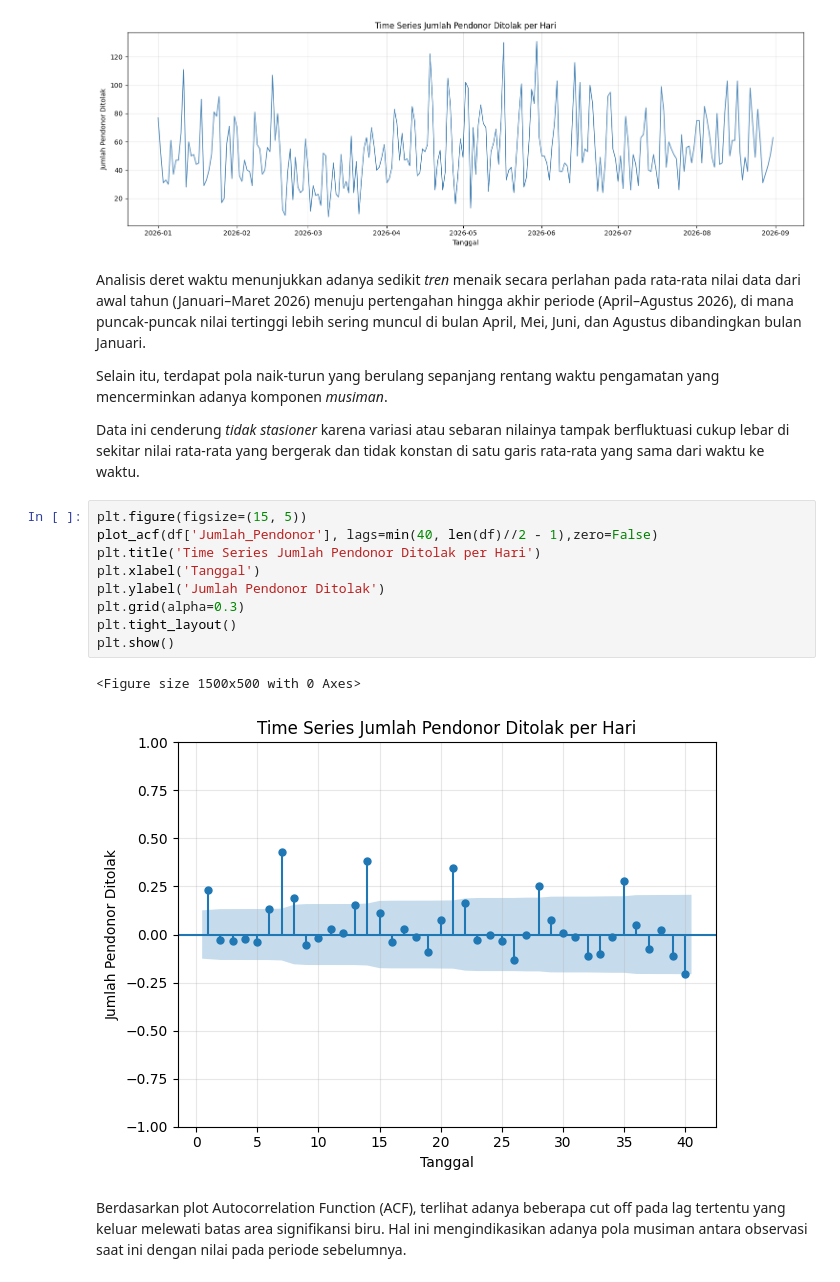
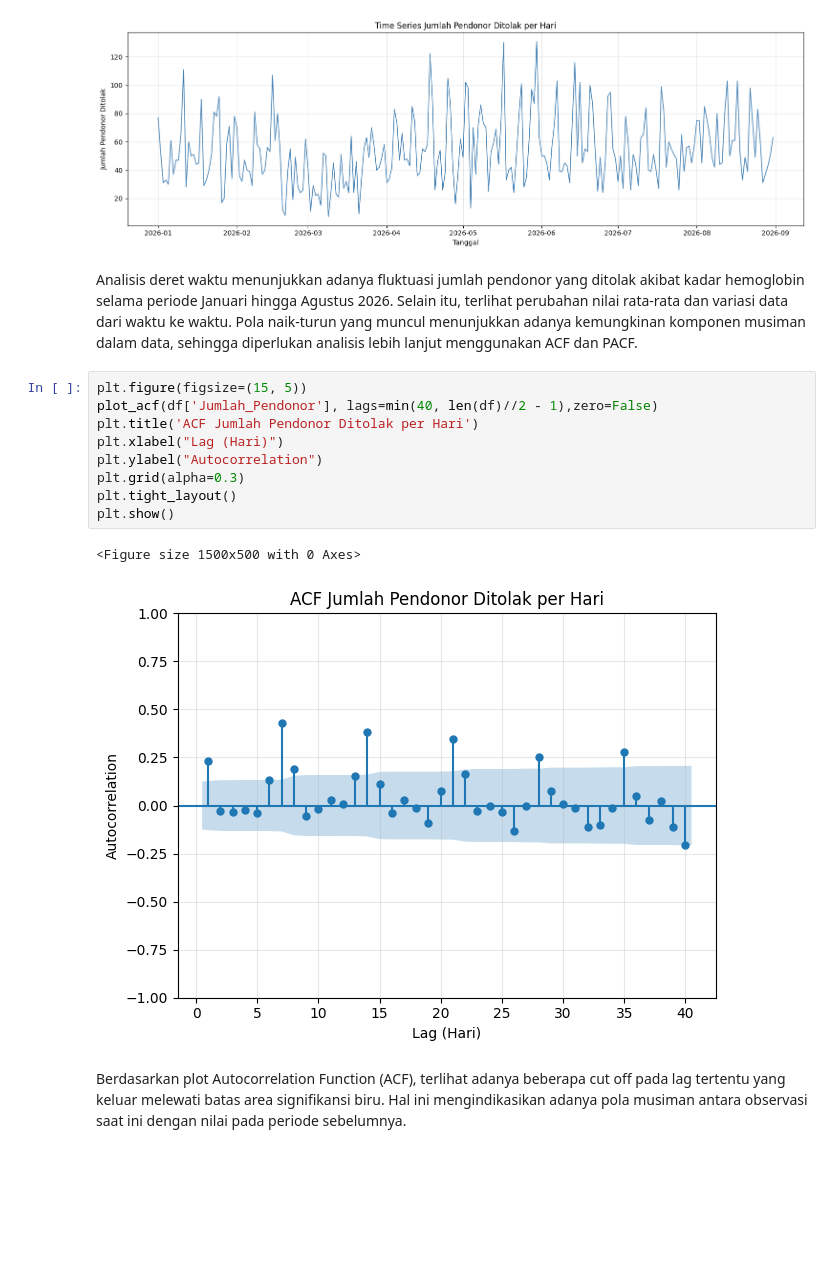
Before and after one commit to LffaZ/blood-donor-deferral-forecasting, a Jupyter notebook: 24083010033_Donor_Forecasting.ipynb, the cells around one changed output. Cells and saved outputs as stored; diff of their text form; blank space fills up the shorter version.

```diff
--- a/24083010033_Donor_Forecasting.ipynb
+++ b/24083010033_Donor_Forecasting.ipynb
@@ -52,23 +57,19 @@ plt.show()
 # %% [output]
 [figure]
 # %% [markdown]
-Analisis deret waktu menunjukkan adanya sedikit _tren_ menaik secara perlahan pada rata-rata nilai data dari awal tahun (Januari–Maret 2026) menuju pertengahan hingga akhir periode (April–Agustus 2026), di mana puncak-puncak nilai tertinggi lebih sering muncul di bulan April, Mei, Juni, dan Agustus dibandingkan bulan Januari.
-
-Selain itu, terdapat pola naik-turun yang berulang sepanjang rentang waktu pengamatan yang mencerminkan adanya komponen _musiman_.
-
-Data ini cenderung _tidak stasioner_ karena variasi atau sebaran nilainya tampak berfluktuasi cukup lebar di sekitar nilai rata-rata yang bergerak dan tidak konstan di satu garis rata-rata yang sama dari waktu ke waktu.
+Analisis deret waktu menunjukkan adanya fluktuasi jumlah pendonor yang ditolak akibat kadar hemoglobin selama periode Januari hingga Agustus 2026. Selain itu, terlihat perubahan nilai rata-rata dan variasi data dari waktu ke waktu. Pola naik-turun yang muncul menunjukkan adanya kemungkinan komponen musiman dalam data, sehingga diperlukan analisis lebih lanjut menggunakan ACF dan PACF.
 # %%
 plt.figure(figsize=(15, 5))
 plot_acf(df['Jumlah_Pendonor'], lags=min(40, len(df)//2 - 1),zero=False)
-plt.title('Time Series Jumlah Pendonor Ditolak per Hari')
-plt.xlabel('Tanggal')
-plt.ylabel('Jumlah Pendonor Ditolak')
+plt.title('ACF Jumlah Pendonor Ditolak per Hari')
+plt.xlabel("Lag (Hari)")
+plt.ylabel("Autocorrelation")
 plt.grid(alpha=0.3)
 plt.tight_layout()
 plt.show()
 # %% [output]
 <Figure size 1500x500 with 0 Axes>
-[figure, old version]
+[figure, new version]
 # %% [markdown]
 Berdasarkan plot Autocorrelation Function (ACF), terlihat adanya beberapa cut off pada lag tertentu yang keluar melewati batas area signifikansi biru. Hal ini mengindikasikan adanya pola musiman antara observasi saat ini dengan nilai pada periode sebelumnya.
 # %%
```
Also changed, not shown: parts of 30 cells of this notebook.
